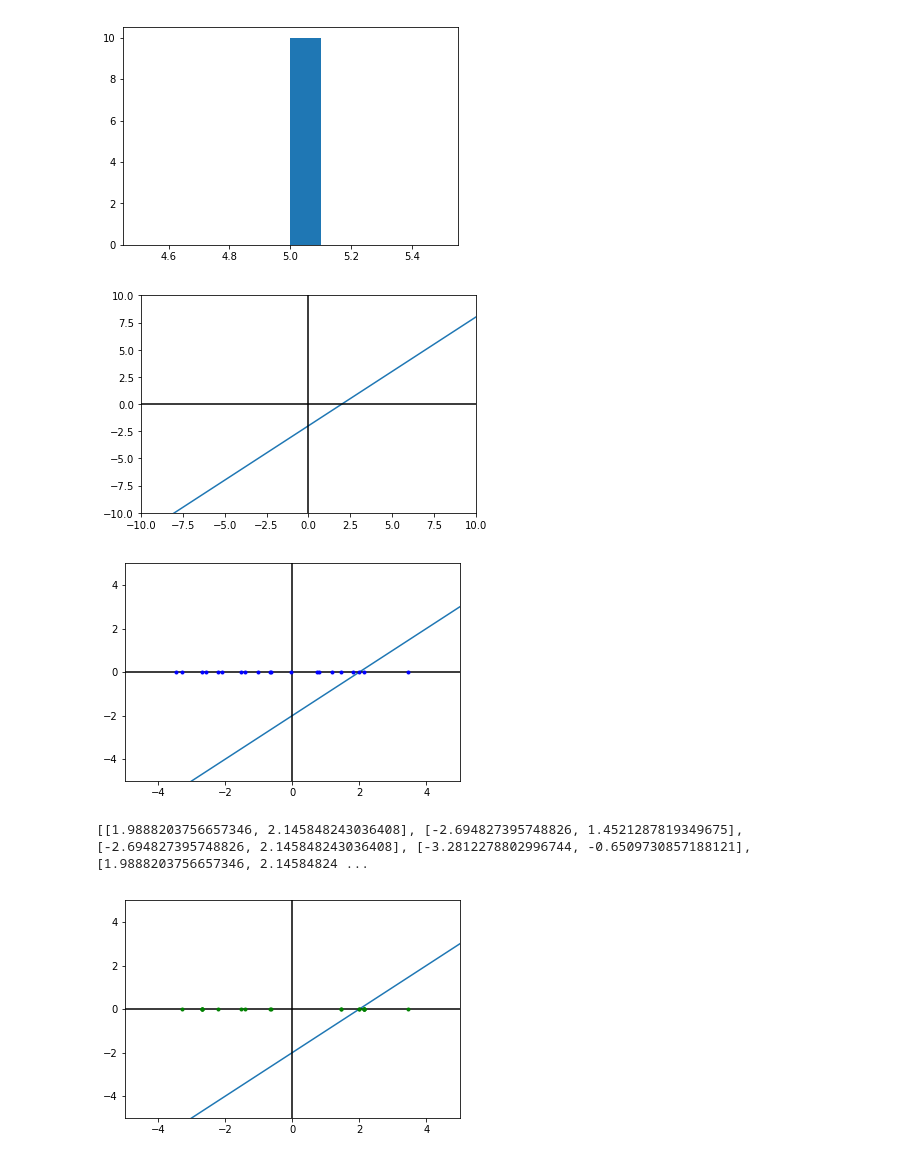
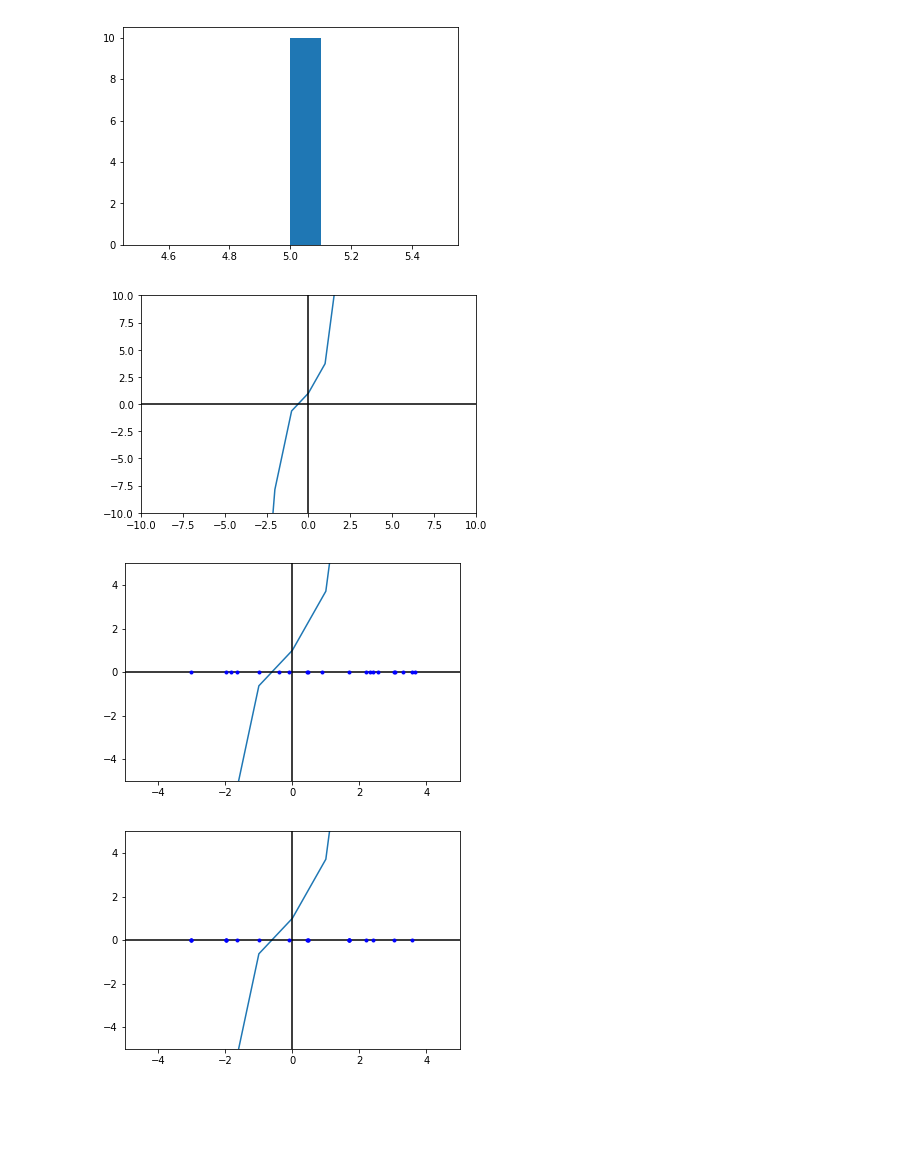
Before and after one commit to mcaballeroguillen/Redes_Neuronales, a Jupyter notebook: Genetic_Algoritmo.ipynb, the cells around one changed output. Cells and saved outputs as stored; diff of their text form; code cells hidden in the pictures; blank space fills up the shorter version.

```diff
--- a/Genetic_Algoritmo.ipynb
+++ b/Genetic_Algoritmo.ipynb
@@ -94,8 +94,9 @@ plt.hist(Genetic1.Evaluation)
 # %%
 from random import random, randrange
 from matplotlib import pyplot
+import math
 def fun(x):
-    return x-2
+    return x*x*x + math.exp(x)
 
 def generador():
     minn= -4
@@ -135,7 +136,7 @@ pyplot.show()
 #plt.ion()
 #plt.hist(Genetic1.Evaluation)
 # %% [output]
-[figure, old version]
+[figure, new version]
 # %%
 x = range(-12, 12)
 pyplot.plot(x, [fun(i) for i in x])
@@ -148,27 +149,26 @@ for x in Genetic1.Population:
     pyplot.plot(x[0],0,'b.')
     pyplot.plot(x[1],0,'b.')
 # %% [output]
-[figure, old version]
+[figure, new version]
 # %%
 #Genetic1.Mutation_Rate=0.5
 Genetic1.Reproduction()
 Genetic1.Evaluate()
 
 x = range(-12, 12)
 pyplot.plot(x, [fun(i) for i in x])
 pyplot.axhline(0, color="black")
 pyplot.axvline(0, color="black")
 pyplot.xlim(-5, 5)
 pyplot.ylim(-5, 5)
 
 for x in Genetic1.Population:
-    pyplot.plot(x[0],0,'g.')
-    pyplot.plot(x[1],0,'g.')
-print(Genetic1.Population)
+    pyplot.plot(x[0],0,'b.')
+    pyplot.plot(x[1],0,'b.')
+
 pyplot.show()
 # %% [output]
-[[1.9888203756657346, 2.145848243036408], [-2.694827395748826, 1.4521287819349675], [-2.694827395748826, 2.145848243036408], [-3.2812278802996744, -0.6509730857188121], [1.9888203756657346, 2.14584824 ...
-[figure, old version]
+[figure, new version]
 # %%
 Genetic1.Reproduction()
 Genetic1.Evaluate()
```
Also changed, not shown: parts of 7 cells of this notebook.
